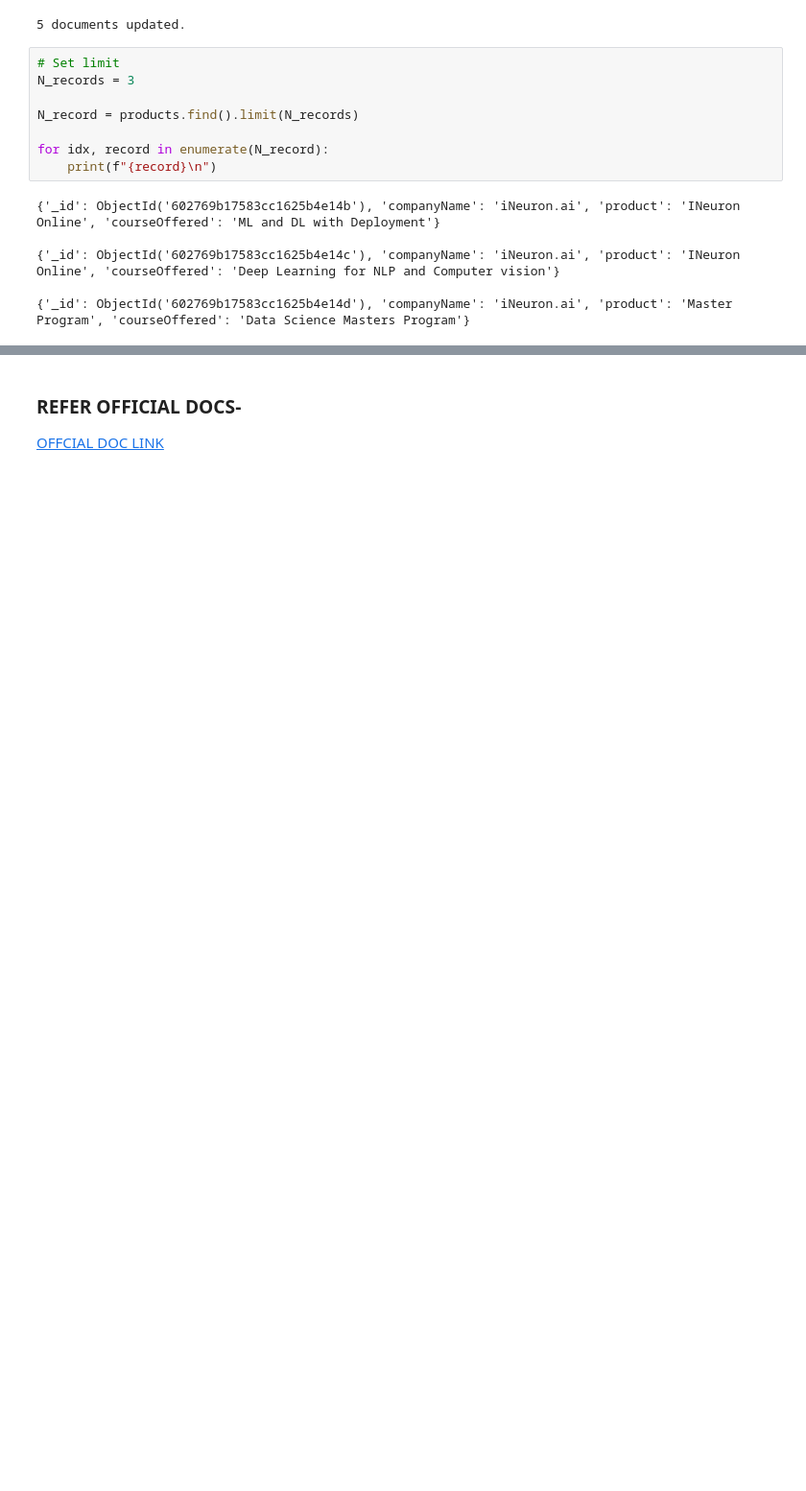
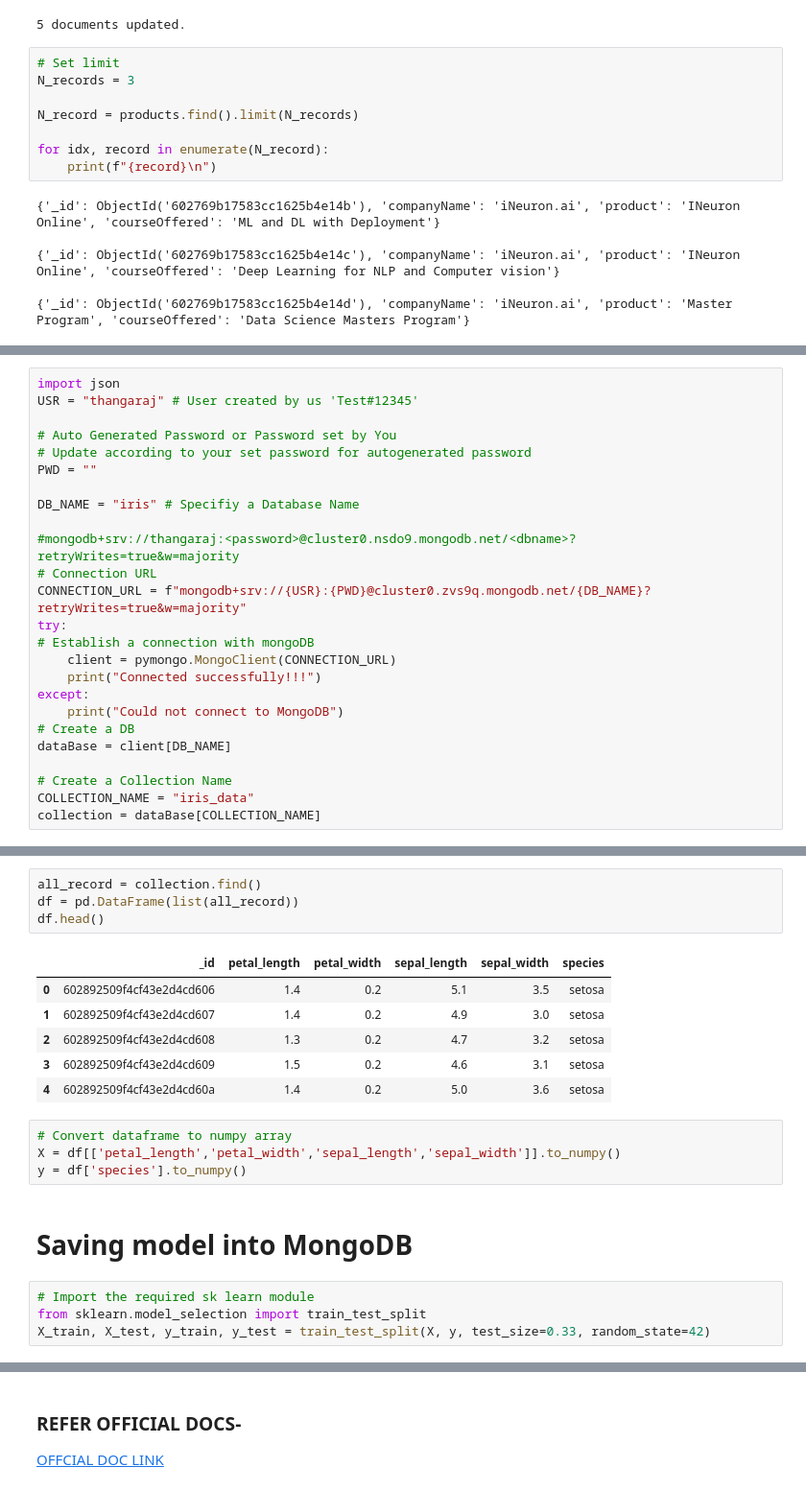
Before and after one commit to thangarajdeivasikamani/iNeuron_ML, a Jupyter notebook: Week8/19.3 MongoDB/19.3.3 Atlas.ipynb, the cells around one changed output, grey strips where cells are left out. Shown at 96% size. Saved outputs shown, nothing was run; the diff lists cells and outputs as text; blank space fills up the shorter version.

```diff
--- a/Week8/19.3 MongoDB/19.3.3 Atlas.ipynb
+++ b/Week8/19.3 MongoDB/19.3.3 Atlas.ipynb
@@ -553,0 +593,25 @@ for idx, record in enumerate(N_record):
+# %%
+import json
+USR = "thangaraj" # User created by us 'Test#12345'
+
+# Auto Generated Password or Password set by You
+# Update according to your set password for autogenerated password
+PWD = ""
+
+DB_NAME = "iris" # Specifiy a Database Name
+
+#mongodb+srv://thangaraj:<password>@cluster0.nsdo9.mongodb.net/<dbname>?retryWrites=true&w=majority
+# Connection URL
+CONNECTION_URL = f"mongodb+srv://{USR}:{PWD}@cluster0.zvs9q.mongodb.net/{DB_NAME}?retryWrites=true&w=majority"
+try:
+# Establish a connection with mongoDB
+    client = pymongo.MongoClient(CONNECTION_URL)
+    print("Connected successfully!!!")
+except:
+    print("Could not connect to MongoDB")
+# Create a DB
+dataBase = client[DB_NAME]
+
+# Create a Collection Name
+COLLECTION_NAME = "iris_data"
+collection = dataBase[COLLECTION_NAME]
@@ -553,0 +630,21 @@ for idx, record in enumerate(N_record):
+# %%
+all_record = collection.find()
+df = pd.DataFrame(list(all_record))
+df.head()
+# %% [output]
+|  | _id | petal_length | petal_width | sepal_length | sepal_width | species |
+| 0 | 602892509f4cf43e2d4cd606 | 1.4 | 0.2 | 5.1 | 3.5 | setosa |
+| 1 | 602892509f4cf43e2d4cd607 | 1.4 | 0.2 | 4.9 | 3.0 | setosa |
+| 2 | 602892509f4cf43e2d4cd608 | 1.3 | 0.2 | 4.7 | 3.2 | setosa |
+| 3 | 602892509f4cf43e2d4cd609 | 1.5 | 0.2 | 4.6 | 3.1 | setosa |
+| 4 | 602892509f4cf43e2d4cd60a | 1.4 | 0.2 | 5.0 | 3.6 | setosa |
+# %%
+# Convert dataframe to numpy array
+X = df[['petal_length','petal_width','sepal_length','sepal_width']].to_numpy()
+y = df['species'].to_numpy()
+# %% [markdown]
+# Saving model into MongoDB
+# %%
+# Import the required sk learn module
+from sklearn.model_selection import train_test_split
+X_train, X_test, y_train, y_test = train_test_split(X, y, test_size=0.33, random_state=42)
```
Also changed, not shown: parts of 23 cells of this notebook, 49 other files.
